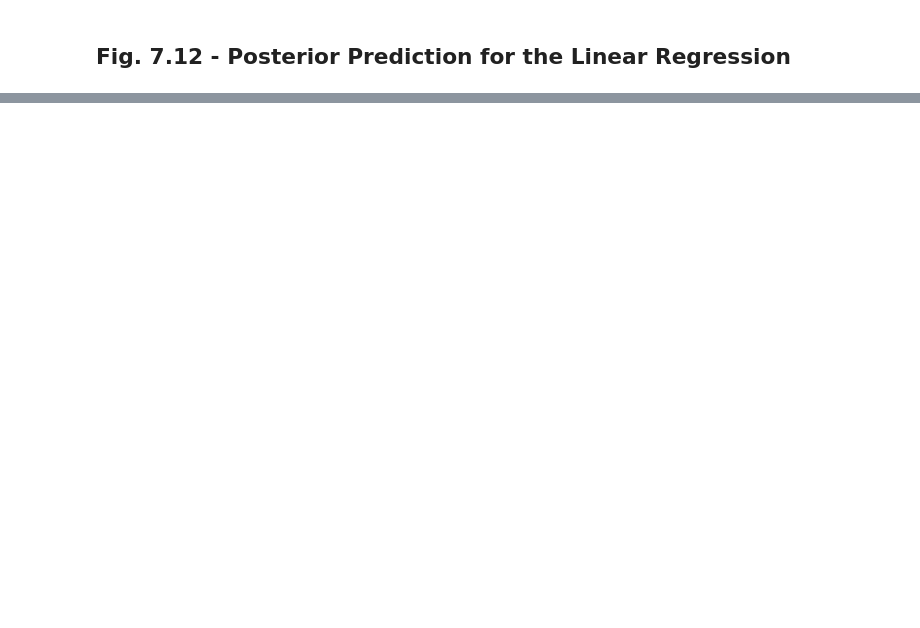
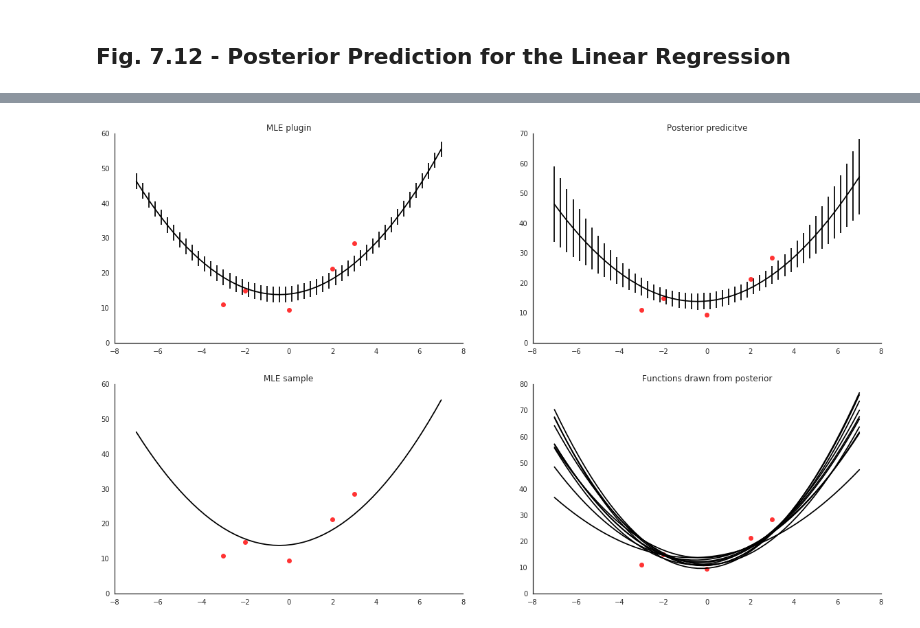
Before and after one commit to jpjandrade/murphy_exercises, a Jupyter notebook: 7_linear_regression/f7.12_linear_regression_posterior_prediction.ipynb, the cells around one changed output, grey strips where cells are left out. Drawn from its saved outputs; the diff is of its cells as text; code cells hidden in the pictures; blank space fills up the shorter version.

Commit message:
Finished Fig 7.12 - Posterior for Lin Reg

```diff
--- a/7_linear_regression/f7.12_linear_regression_posterior_prediction.ipynb
+++ b/7_linear_regression/f7.12_linear_regression_posterior_prediction.ipynb
@@ -16,9 +35,7 @@ def gen_polynomial_data(deg = 2):
 # %%
-X,y = gen_polynomial_data()
-poly = PolynomialFeatures(degree = 2)
-X_train = poly.fit_transform(X[:,None])
-lr = lm.LinearRegression()
-lr.fit(X_train,y[:,None])
-X_plot = np.linspace(-7,7,100)
+X = poly.fit_transform(x_data[:,None])
+N = X.shape[-1]
+w_MLE = np.linalg.inv(X.T.dot(X)).dot(X.T).dot(y)
+X_plot = np.linspace(-7,7,50)
 X_test = poly.fit_transform(X_plot[:,None])
-y_plot = lr.predict(X_test)
+y_plot = w_MLE.dot(X_test.T)
@@ -38,0 +60,36 @@ ax.set_title(r'MLE plugin')
+# %%
+sigma = np.sqrt(5)
+tau = np.sqrt(15)
+w_0 = np.zeros(N)
+V_0 = np.identity(N) * tau**2
+V_N = get_V_N(V_0, X)
+w_N = get_w_N(V_0, w_0, V_N, X, y)
+w_err = np.sqrt(sigma**2 + np.diag(X_test.dot(V_N.dot(X_test.T))))
+# %%
+fig = pl.figure(figsize = (20, 12))
+sns.set_style('white')
+
+ax = fig.add_subplot(221)
+ax.plot(x_data, y_data, 'ro', alpha = 0.8, mew = 0)
+ax.errorbar(X_plot, y_plot, yerr=sigma, fmt='k-')
+
+ax.set_title(r'MLE plugin')
+ax = fig.add_subplot(222)
+ax.plot(x_data, y_data, 'ro', alpha = 0.8, mew = 0)
+ax.errorbar(X_plot, y_plot, yerr=w_err, fmt='k-')
+ax.set_title(r'Posterior predicitve')
+
+ax = fig.add_subplot(223)
+ax.plot(x_data, y_data, 'ro', alpha = 0.8, mew = 0)
+ax.plot(X_plot, w_MLE.dot(X_test.T), 'k-')
+ax.set_title(r'MLE sample')
+
+ax = fig.add_subplot(224)
+ax.plot(x_data, y_data, 'ro', alpha = 0.8, mew = 0)
+for w in np.random.multivariate_normal(mean=w_N, cov = V_N, size=10):
+    ax.plot(X_plot, w.dot(X_test.T), 'k-')
+ax.set_title(r'Functions drawn from posterior')
+
+sns.despine(fig = fig)
+# %% [output]
+[figure, added]
```
Also changed, not shown: parts of 6 cells of this notebook.
